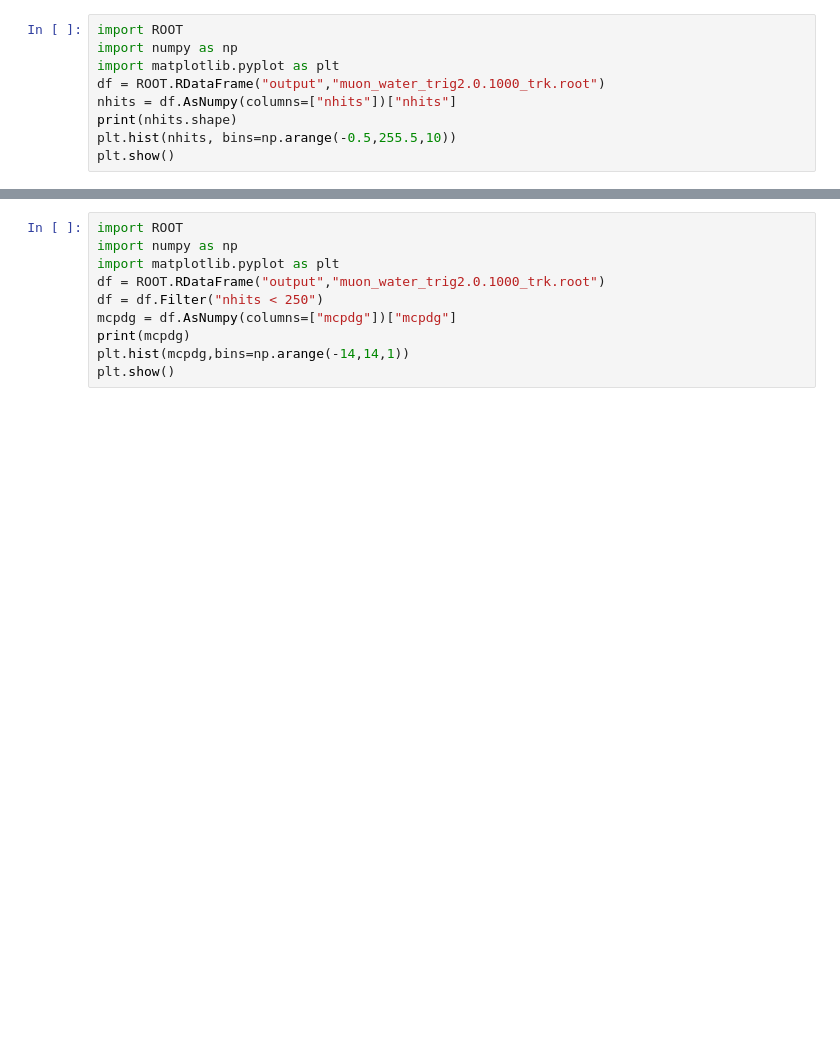
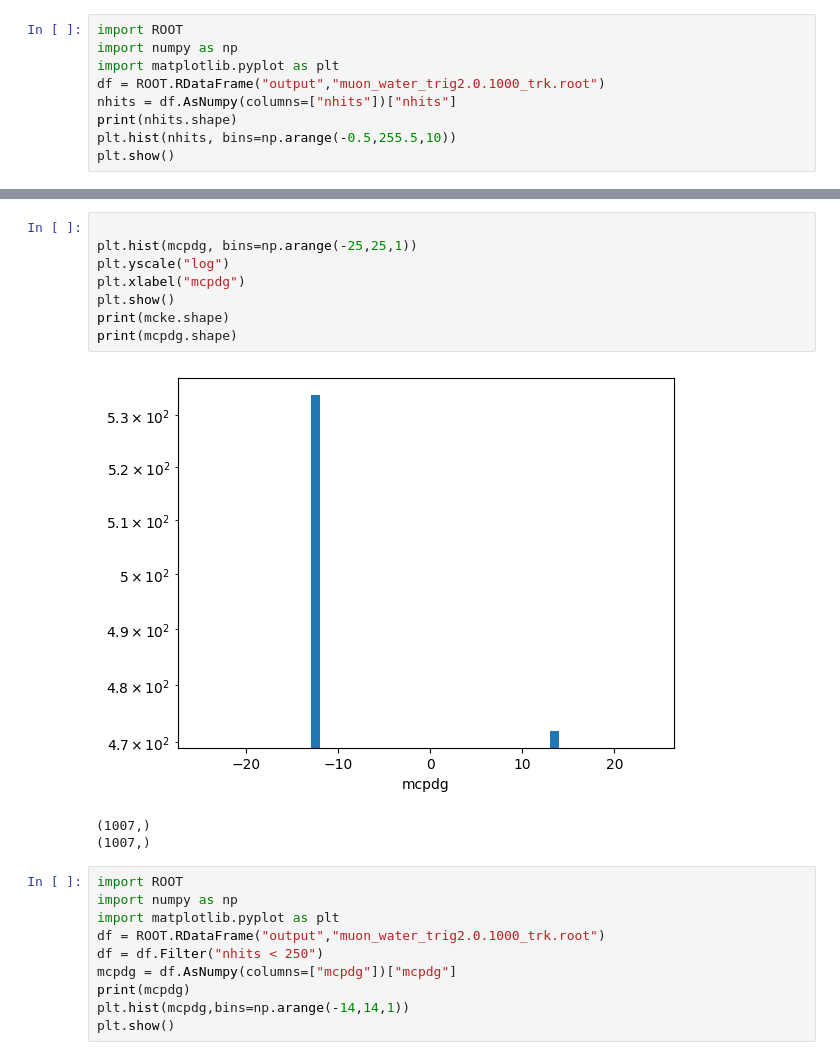
Before and after one commit to wtoslac/EosAnalyses, a Jupyter notebook: Wing/PyrootAnalysis.ipynb, the cells around one changed output, grey strips where cells are left out. Saved outputs shown, nothing was run; the diff lists cells and outputs as text; blank space fills up the shorter version.

```diff
--- a/Wing/PyrootAnalysis.ipynb
+++ b/Wing/PyrootAnalysis.ipynb
@@ -55,3 +106,15 @@ plt.show()
+# %%
+
+plt.hist(mcpdg, bins=np.arange(-25,25,1))
+plt.yscale("log")
+plt.xlabel("mcpdg")
+plt.show()
+print(mcke.shape)
+print(mcpdg.shape)
+# %% [output]
+[figure, added]
+(1007,)
+(1007,)
 # %%
 import ROOT
 import numpy as np
```
Also changed, not shown: parts of 3 cells of this notebook, 1 other file.
